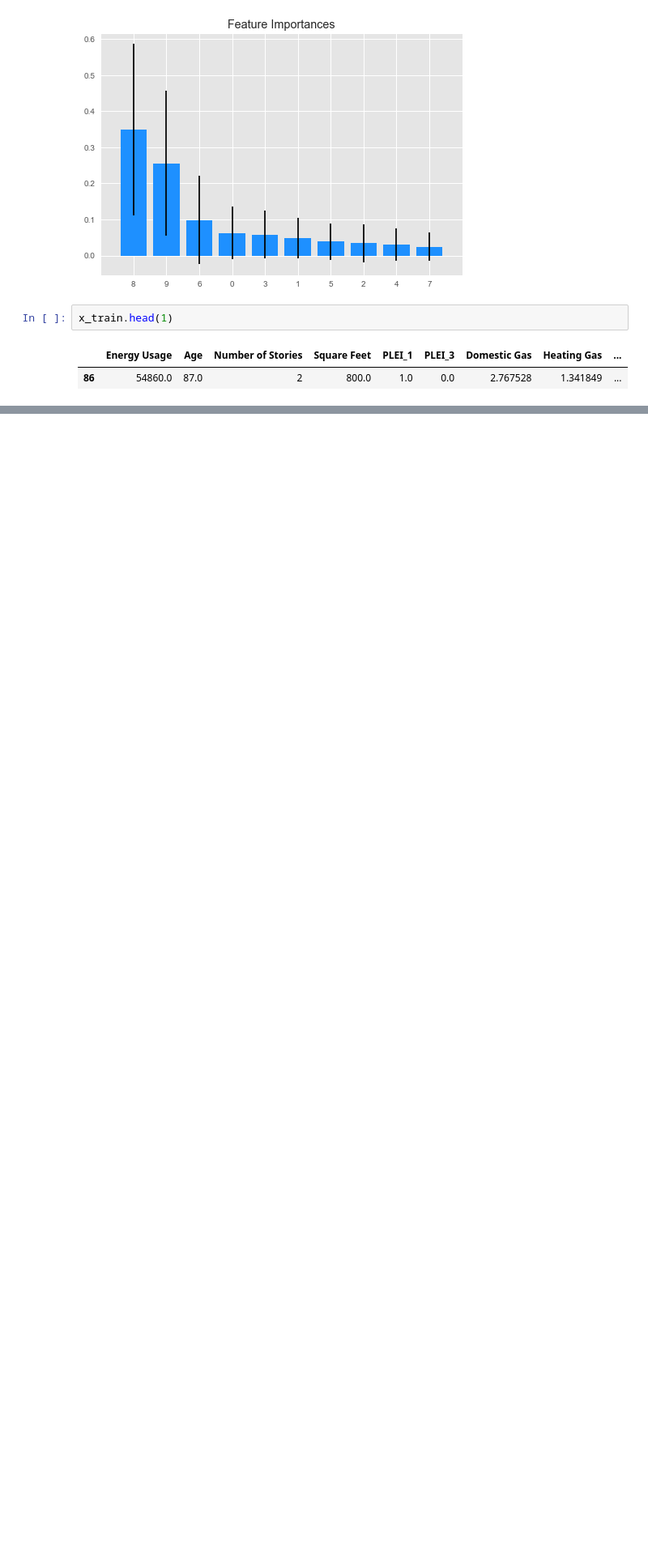
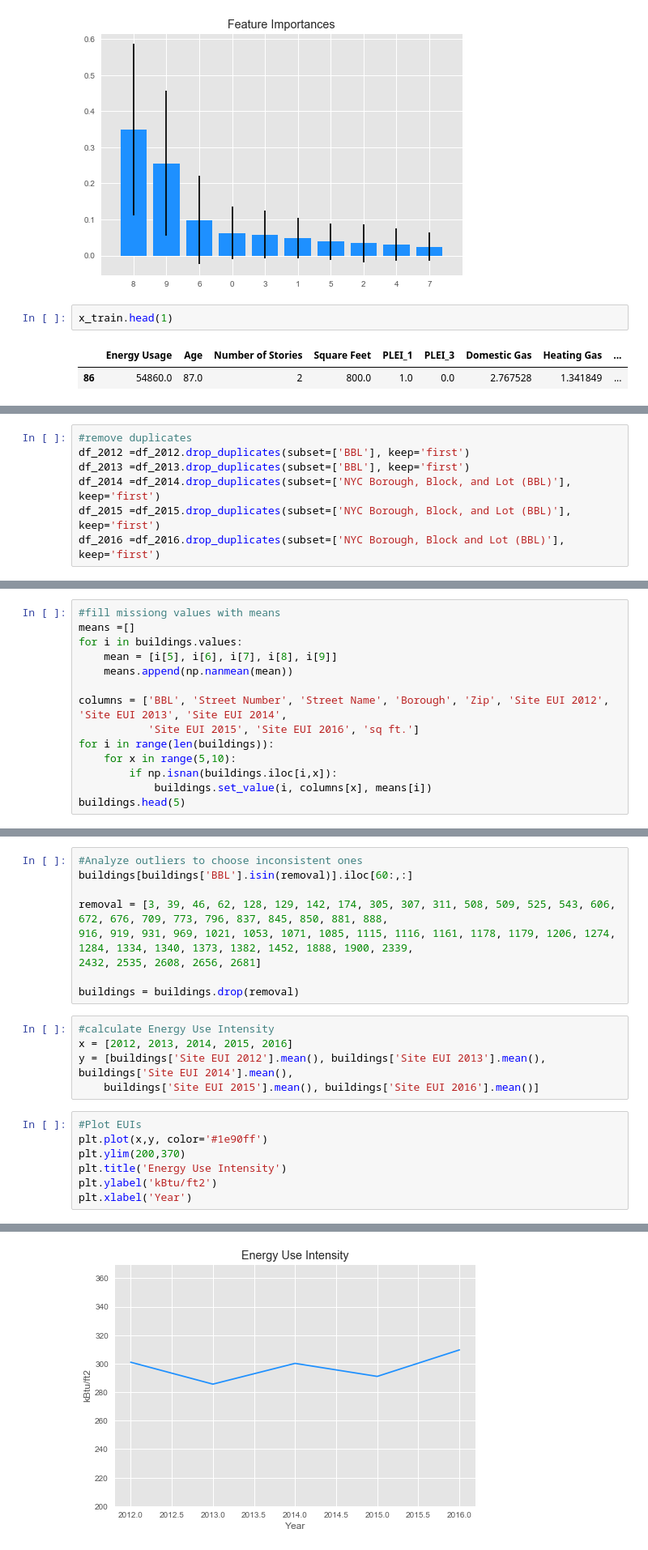
Before and after one commit to gpguerra7/-Energy-Efficiency-Project, a Jupyter notebook: Modelling Energy Usage in New York.ipynb, the cells around one changed output, grey strips where cells are left out. Shown: that part at 81% size. Cells and saved outputs as stored; diff of their text form; blank space fills up the shorter version.

```diff
--- a/Modelling Energy Usage in New York.ipynb
+++ b/Modelling Energy Usage in New York.ipynb
@@ -562,0 +693,7 @@ x_train.head(1)
+# %%
+#remove duplicates
+df_2012 =df_2012.drop_duplicates(subset=['BBL'], keep='first')
+df_2013 =df_2013.drop_duplicates(subset=['BBL'], keep='first')
+df_2014 =df_2014.drop_duplicates(subset=['NYC Borough, Block, and Lot (BBL)'], keep='first')
+df_2015 =df_2015.drop_duplicates(subset=['NYC Borough, Block, and Lot (BBL)'], keep='first')
+df_2016 =df_2016.drop_duplicates(subset=['NYC Borough, Block and Lot (BBL)'], keep='first')
@@ -562,0 +772,14 @@ x_train.head(1)
+# %%
+#fill missiong values with means
+means =[]
+for i in buildings.values:
+    mean = [i[5], i[6], i[7], i[8], i[9]]
+    means.append(np.nanmean(mean))
+
+columns = ['BBL', 'Street Number', 'Street Name', 'Borough', 'Zip', 'Site EUI 2012', 'Site EUI 2013', 'Site EUI 2014',
+           'Site EUI 2015', 'Site EUI 2016', 'sq ft.']
+for i in range(len(buildings)):
+    for x in range(5,10):
+        if np.isnan(buildings.iloc[i,x]):
+            buildings.set_value(i, columns[x], means[i])
+buildings.head(5)
@@ -562,0 +808,22 @@ x_train.head(1)
+# %%
+#Analyze outliers to choose inconsistent ones
+buildings[buildings['BBL'].isin(removal)].iloc[60:,:]
+
+removal = [3, 39, 46, 62, 128, 129, 142, 174, 305, 307, 311, 508, 509, 525, 543, 606, 672, 676, 709, 773, 796, 837, 845, 850, 881, 888,
+916, 919, 931, 969, 1021, 1053, 1071, 1085, 1115, 1116, 1161, 1178, 1179, 1206, 1274, 1284, 1334, 1340, 1373, 1382, 1452, 1888, 1900, 2339,
+2432, 2535, 2608, 2656, 2681]
+
+buildings = buildings.drop(removal)
+# %%
+#calculate Energy Use Intensity
+x = [2012, 2013, 2014, 2015, 2016]
+y = [buildings['Site EUI 2012'].mean(), buildings['Site EUI 2013'].mean(), buildings['Site EUI 2014'].mean(),
+    buildings['Site EUI 2015'].mean(), buildings['Site EUI 2016'].mean()]
+# %%
+#Plot EUIs
+plt.plot(x,y, color='#1e90ff')
+plt.ylim(200,370)
+plt.title('Energy Use Intensity')
+plt.ylabel('kBtu/ft2')
+plt.xlabel('Year')
+# %% [output]
@@ -562,0 +831 @@ x_train.head(1)
+[figure, added]
```
Also changed, not shown: parts of 33 cells of this notebook, 9 other files.
